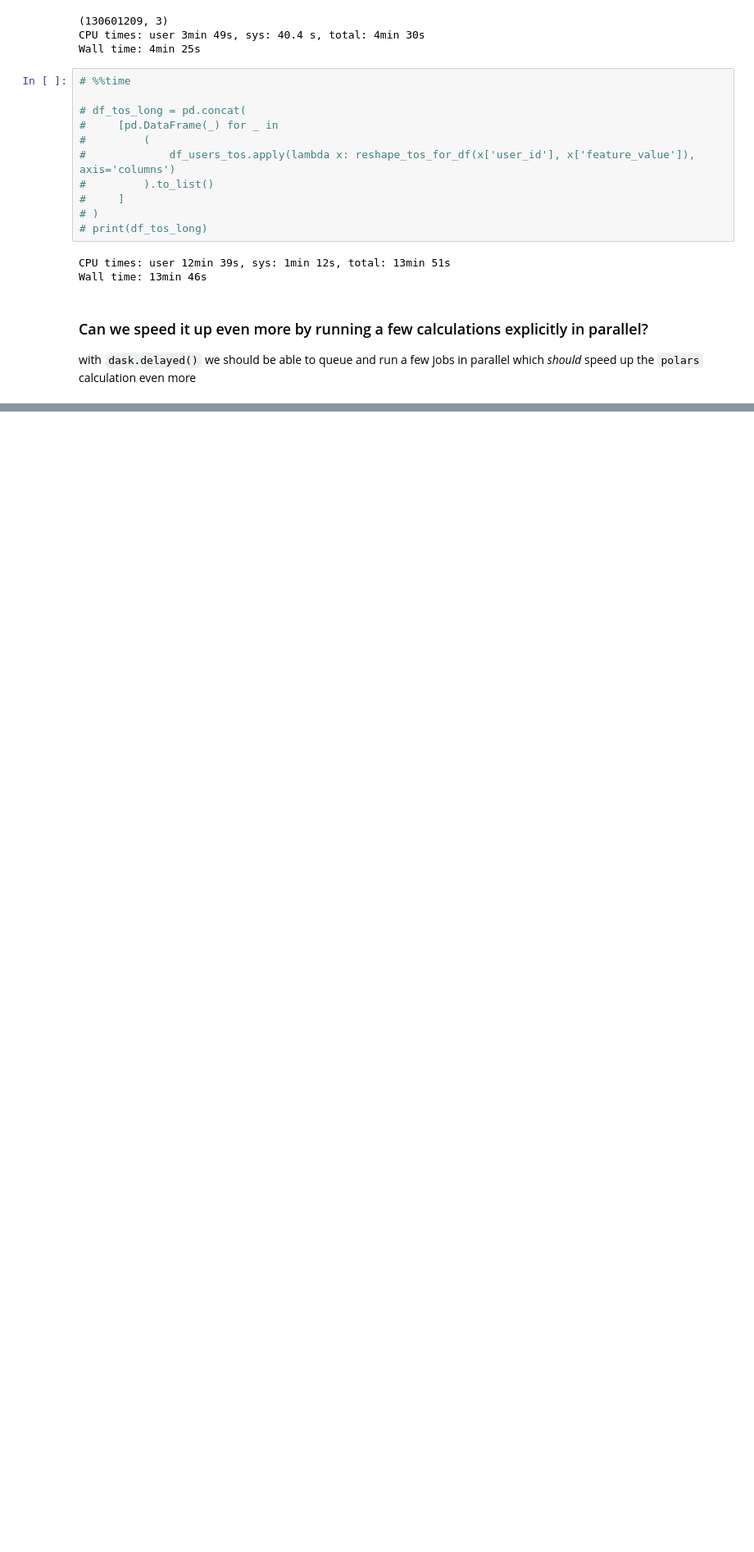
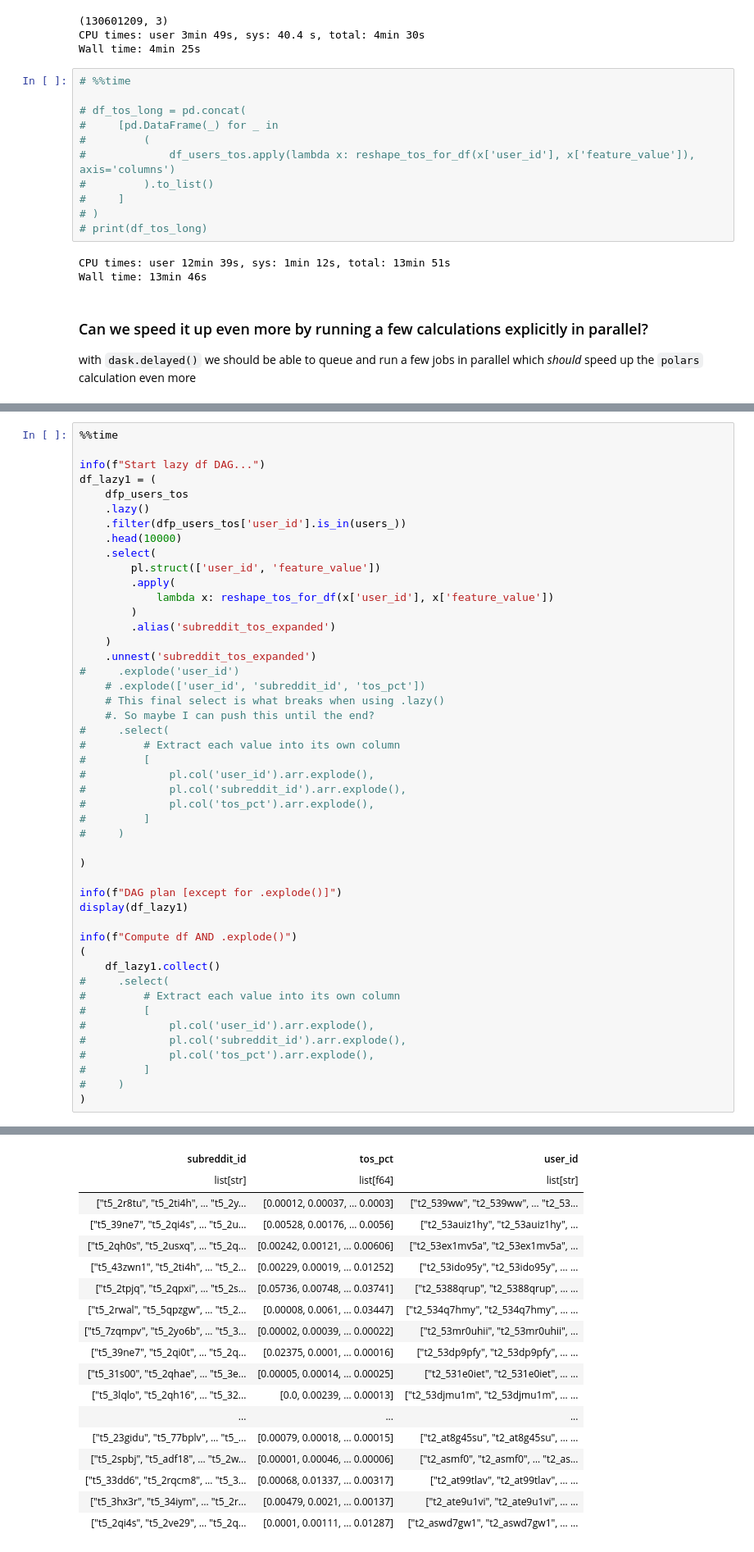
Before and after one commit to nazanin-zinouri/subclu, a Jupyter notebook: notebooks/pn_modeling/djb_01.00-2023-04-07-user_embeddings_agg_testing.ipynb, the cells around one changed output, grey strips where cells are left out. Shown at 82% size. Cells and saved outputs as stored; diff of their text form; blank space fills up the shorter version.

```diff
--- a/notebooks/pn_modeling/djb_01.00-2023-04-07-user_embeddings_agg_testing.ipynb
+++ b/notebooks/pn_modeling/djb_01.00-2023-04-07-user_embeddings_agg_testing.ipynb
@@ -561,0 +706,48 @@ with `dask.delayed()` we should be able to queue and run a few jobs in parallel
+# %%
+%%time
+
+info(f"Start lazy df DAG...")
+df_lazy1 = (
+    dfp_users_tos
+    .lazy()
+    .filter(dfp_users_tos['user_id'].is_in(users_))
+    .head(10000)
+    .select(
+        pl.struct(['user_id', 'feature_value'])
+        .apply(
+            lambda x: reshape_tos_for_df(x['user_id'], x['feature_value'])
+        )
+        .alias('subreddit_tos_expanded')
+    )
+    .unnest('subreddit_tos_expanded')
+#     .explode('user_id')
+    # .explode(['user_id', 'subreddit_id', 'tos_pct'])
+    # This final select is what breaks when using .lazy()
+    #. So maybe I can push this until the end?
+#     .select(
+#         # Extract each value into its own column
+#         [
+#             pl.col('user_id').arr.explode(),
+#             pl.col('subreddit_id').arr.explode(),
+#             pl.col('tos_pct').arr.explode(),
+#         ]
+#     )
+
+)
+
+info(f"DAG plan [except for .explode()]")
+display(df_lazy1)
+
+info(f"Compute df AND .explode()")
+(
+    df_lazy1.collect()
+#     .select(
+#         # Extract each value into its own column
+#         [
+#             pl.col('user_id').arr.explode(),
+#             pl.col('subreddit_id').arr.explode(),
+#             pl.col('tos_pct').arr.explode(),
+#         ]
+#     )
+)
+# %% [output]
@@ -561,0 +761,18 @@ with `dask.delayed()` we should be able to queue and run a few jobs in parallel
+| subreddit_id | tos_pct | user_id |
+| list[str] | list[f64] | list[str] |
+| ["t5_2r8tu", "t5_2ti4h", … "t5_2y... | [0.00012, 0.00037, … 0.0003] | ["t2_539ww", "t2_539ww", … "t2_53... |
+| ["t5_39ne7", "t5_2qi4s", … "t5_2u... | [0.00528, 0.00176, … 0.0056] | ["t2_53auiz1hy", "t2_53auiz1hy", ... |
+| ["t5_2qh0s", "t5_2usxq", … "t5_2q... | [0.00242, 0.00121, … 0.00606] | ["t2_53ex1mv5a", "t2_53ex1mv5a", ... |
+| ["t5_43zwn1", "t5_2ti4h", … "t5_2... | [0.00229, 0.00019, … 0.01252] | ["t2_53ido95y", "t2_53ido95y", … ... |
+| ["t5_2tpjq", "t5_2qpxi", … "t5_2s... | [0.05736, 0.00748, … 0.03741] | ["t2_5388qrup", "t2_5388qrup", … ... |
+| ["t5_2rwal", "t5_5qpzgw", … "t5_2... | [0.00008, 0.0061, … 0.03447] | ["t2_534q7hmy", "t2_534q7hmy", … ... |
+| ["t5_7zqmpv", "t5_2yo6b", … "t5_3... | [0.00002, 0.00039, … 0.00022] | ["t2_53mr0uhii", "t2_53mr0uhii", ... |
+| ["t5_39ne7", "t5_2qi0t", … "t5_2q... | [0.02375, 0.0001, … 0.00016] | ["t2_53dp9pfy", "t2_53dp9pfy", … ... |
+| ["t5_31s00", "t5_2qhae", … "t5_3e... | [0.00005, 0.00014, … 0.00025] | ["t2_531e0iet", "t2_531e0iet", … ... |
+| ["t5_3lqlo", "t5_2qh16", … "t5_32... | [0.0, 0.00239, … 0.00013] | ["t2_53djmu1m", "t2_53djmu1m", … ... |
+| ... | ... | ... |
+| ["t5_23gidu", "t5_77bplv", … "t5_... | [0.00079, 0.00018, … 0.00015] | ["t2_at8g45su", "t2_at8g45su", … ... |
+| ["t5_2spbj", "t5_adf18", … "t5_2w... | [0.00001, 0.00046, … 0.00006] | ["t2_asmf0", "t2_asmf0", … "t2_as... |
+| ["t5_33dd6", "t5_2rqcm8", … "t5_3... | [0.00068, 0.01337, … 0.00317] | ["t2_at99tlav", "t2_at99tlav", … ... |
+| ["t5_3hx3r", "t5_34iym", … "t5_2r... | [0.00479, 0.0021, … 0.00137] | ["t2_ate9u1vi", "t2_ate9u1vi", … ... |
+| ["t5_2qi4s", "t5_2ve29", … "t5_2q... | [0.0001, 0.00111, … 0.01287] | ["t2_aswd7gw1", "t2_aswd7gw1", … ... |
```
Also changed, not shown: parts of 13 cells of this notebook.
